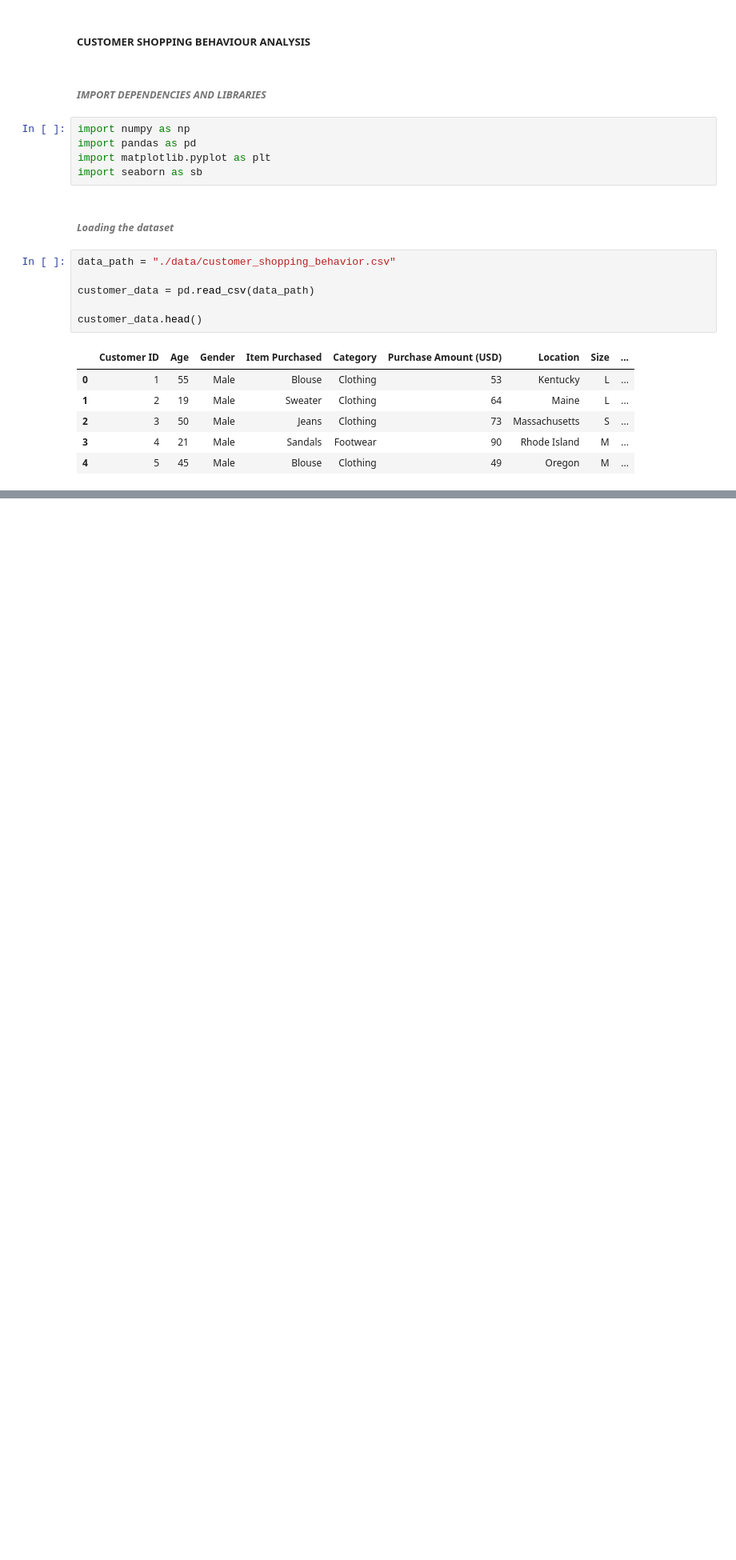
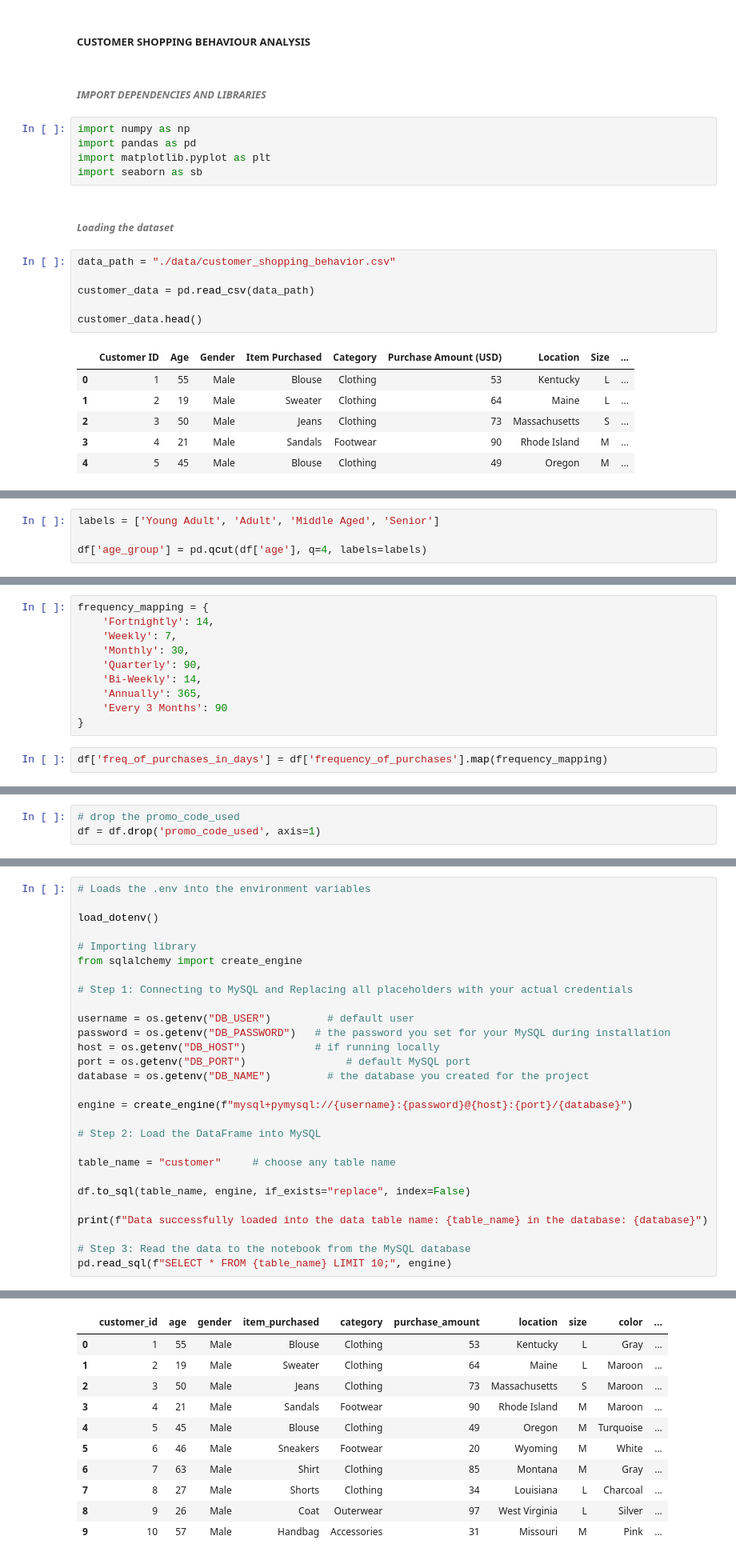
Before and after one commit to larrysman/python-for-data-analytics-and-business-intelligence, a Jupyter notebook: END_TO_END_ANALYSIS/customer_shopping_analysis.ipynb, the cells around one changed output, grey strips where cells are left out. Shown at 80% size. Saved outputs shown, nothing was run; the diff lists cells and outputs as text; blank space fills up the shorter version.

Commit message:
perform task in the project

```diff
--- a/END_TO_END_ANALYSIS/customer_shopping_analysis.ipynb
+++ b/END_TO_END_ANALYSIS/customer_shopping_analysis.ipynb
@@ -24,0 +257,4 @@ customer_data.head()
+# %%
+labels = ['Young Adult', 'Adult', 'Middle Aged', 'Senior']
+
+df['age_group'] = pd.qcut(df['age'], q=4, labels=labels)
@@ -24,0 +284,12 @@ customer_data.head()
+# %%
+frequency_mapping = {
+    'Fortnightly': 14,
+    'Weekly': 7,
+    'Monthly': 30,
+    'Quarterly': 90,
+    'Bi-Weekly': 14,
+    'Annually': 365,
+    'Every 3 Months': 90
+}
+# %%
+df['freq_of_purchases_in_days'] = df['frequency_of_purchases'].map(frequency_mapping)
@@ -24,0 +355,3 @@ customer_data.head()
+# %%
+# drop the promo_code_used
+df = df.drop('promo_code_used', axis=1)
@@ -24,0 +427,29 @@ customer_data.head()
+# %%
+# Loads the .env into the environment variables
+
+load_dotenv()
+
+# Importing library
+from sqlalchemy import create_engine
+
+# Step 1: Connecting to MySQL and Replacing all placeholders with your actual credentials
+
+username = os.getenv("DB_USER")         # default user
+password = os.getenv("DB_PASSWORD")   # the password you set for your MySQL during installation
+host = os.getenv("DB_HOST")           # if running locally
+port = os.getenv("DB_PORT")                # default MySQL port
+database = os.getenv("DB_NAME")         # the database you created for the project
+
+engine = create_engine(f"mysql+pymysql://{username}:{password}@{host}:{port}/{database}")
+
+# Step 2: Load the DataFrame into MySQL
+
+table_name = "customer"     # choose any table name
+
+df.to_sql(table_name, engine, if_exists="replace", index=False)
+
+print(f"Data successfully loaded into the data table name: {table_name} in the database: {database}")
+
+# Step 3: Read the data to the notebook from the MySQL database
+pd.read_sql(f"SELECT * FROM {table_name} LIMIT 10;", engine)
+# %% [output]
@@ -24,0 +457,11 @@ customer_data.head()
+|  | customer_id | age | gender | item_purchased | category | purchase_amount | location | size | color | ... |
+| 0 | 1 | 55 | Male | Blouse | Clothing | 53 | Kentucky | L | Gray | ... |
+| 1 | 2 | 19 | Male | Sweater | Clothing | 64 | Maine | L | Maroon | ... |
+| 2 | 3 | 50 | Male | Jeans | Clothing | 73 | Massachusetts | S | Maroon | ... |
+| 3 | 4 | 21 | Male | Sandals | Footwear | 90 | Rhode Island | M | Maroon | ... |
+| 4 | 5 | 45 | Male | Blouse | Clothing | 49 | Oregon | M | Turquoise | ... |
+| 5 | 6 | 46 | Male | Sneakers | Footwear | 20 | Wyoming | M | White | ... |
+| 6 | 7 | 63 | Male | Shirt | Clothing | 85 | Montana | M | Gray | ... |
+| 7 | 8 | 27 | Male | Shorts | Clothing | 34 | Louisiana | L | Charcoal | ... |
+| 8 | 9 | 26 | Male | Coat | Outerwear | 97 | West Virginia | L | Silver | ... |
+| 9 | 10 | 57 | Male | Handbag | Accessories | 31 | Missouri | M | Pink | ... |
```
Also changed, not shown: parts of 44 cells of this notebook, 1 other file.
